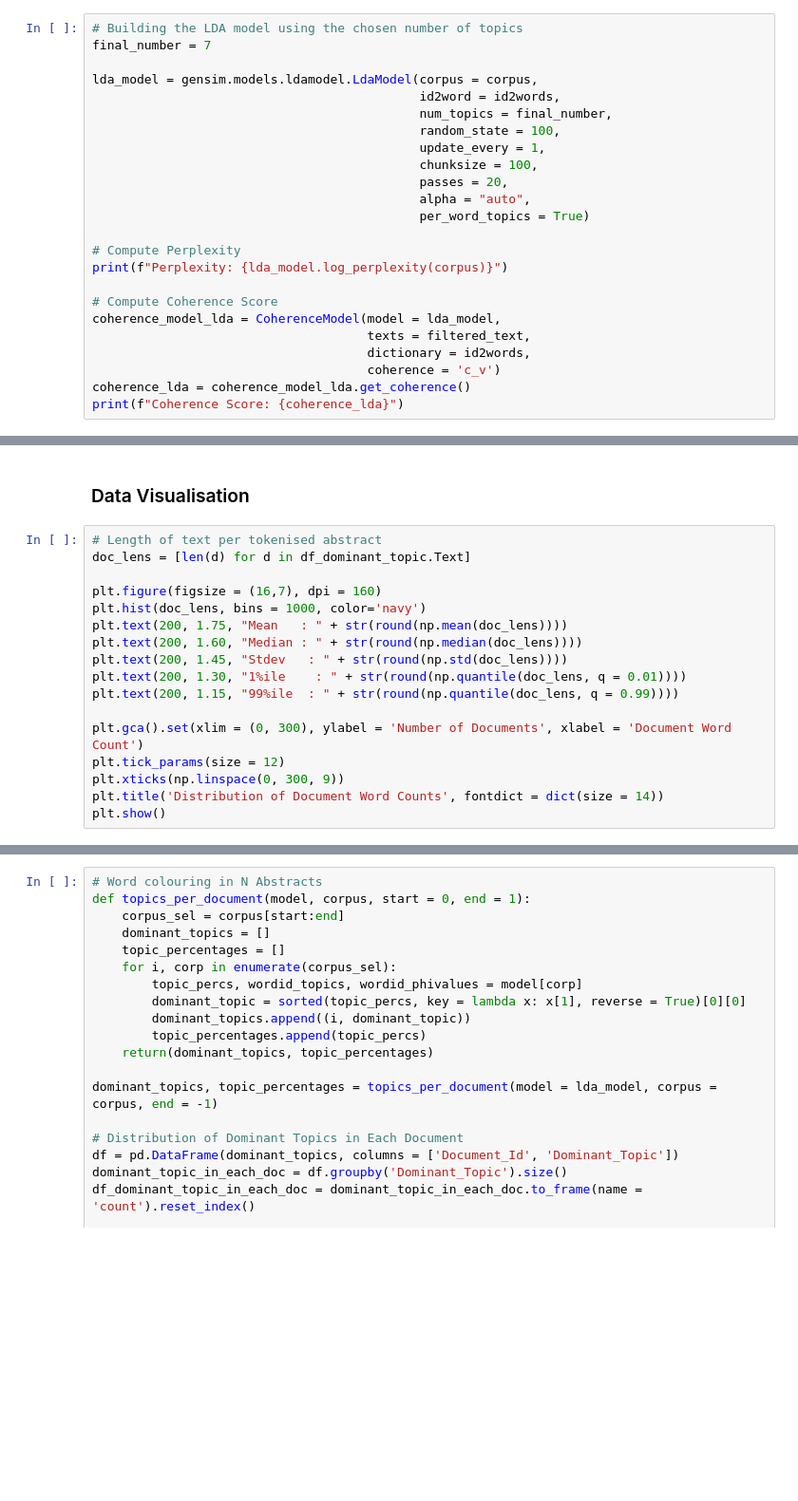
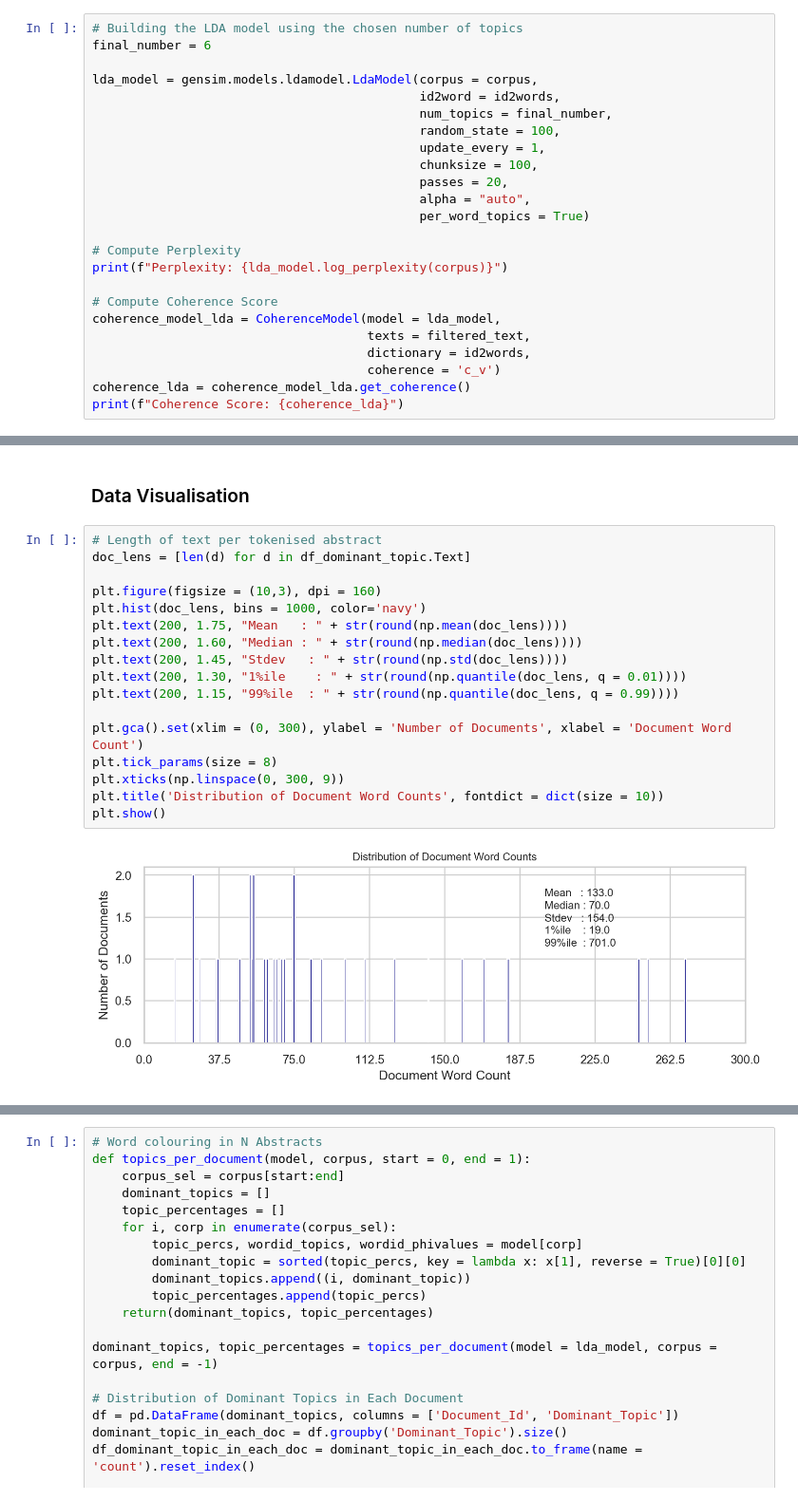
Before and after one commit to rochiecuevas/poetry, a Jupyter notebook: Frost_NLP.ipynb, the cells around one changed output, grey strips where cells are left out. Shown at 95% size. Saved outputs shown, nothing was run; the diff lists cells and outputs as text; blank space fills up the shorter version.

```diff
--- a/Frost_NLP.ipynb
+++ b/Frost_NLP.ipynb
@@ -491,6 +545,6 @@ plt.ylabel("Coherence score")
 # %%
 # Building the LDA model using the chosen number of topics
-final_number = 7
+final_number = 6
 
 lda_model = gensim.models.ldamodel.LdaModel(corpus = corpus,
                                             id2word = id2words,
@@ -574,20 +686,22 @@ df_dominant_topic.head(10)
 # %%
 # Length of text per tokenised abstract
 doc_lens = [len(d) for d in df_dominant_topic.Text]
 
-plt.figure(figsize = (16,7), dpi = 160)
+plt.figure(figsize = (10,3), dpi = 160)
 plt.hist(doc_lens, bins = 1000, color='navy')
 plt.text(200, 1.75, "Mean   : " + str(round(np.mean(doc_lens))))
 plt.text(200, 1.60, "Median : " + str(round(np.median(doc_lens))))
 plt.text(200, 1.45, "Stdev   : " + str(round(np.std(doc_lens))))
 plt.text(200, 1.30, "1%ile    : " + str(round(np.quantile(doc_lens, q = 0.01))))
 plt.text(200, 1.15, "99%ile  : " + str(round(np.quantile(doc_lens, q = 0.99))))
 
 plt.gca().set(xlim = (0, 300), ylabel = 'Number of Documents', xlabel = 'Document Word Count')
-plt.tick_params(size = 12)
+plt.tick_params(size = 8)
 plt.xticks(np.linspace(0, 300, 9))
-plt.title('Distribution of Document Word Counts', fontdict = dict(size = 14))
+plt.title('Distribution of Document Word Counts', fontdict = dict(size = 10))
 plt.show()
+# %% [output]
+[figure, added]
 # %%
 import seaborn as sns
 import matplotlib.colors as mcolors
```
Also changed, not shown: parts of 17 cells of this notebook, 1 other file.
